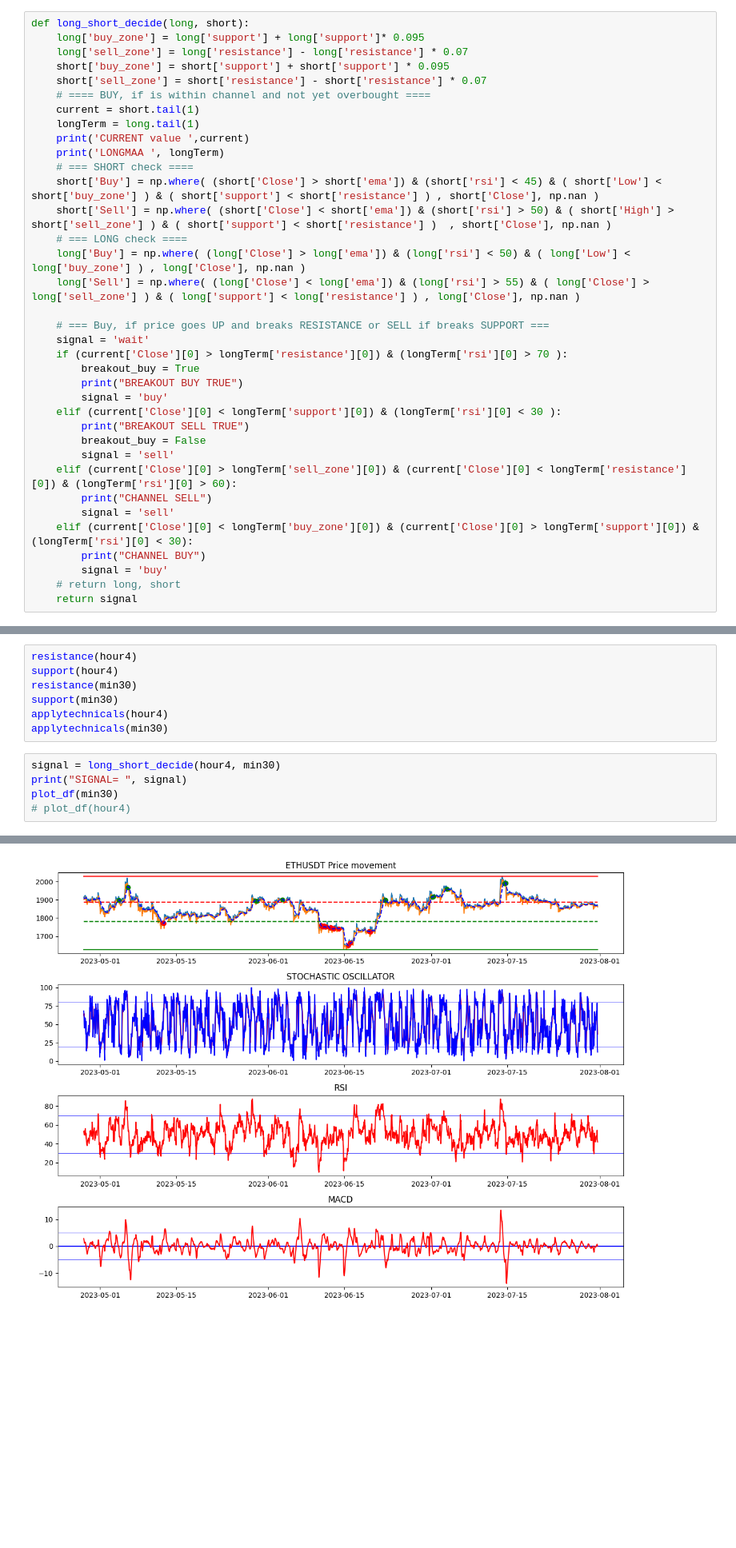
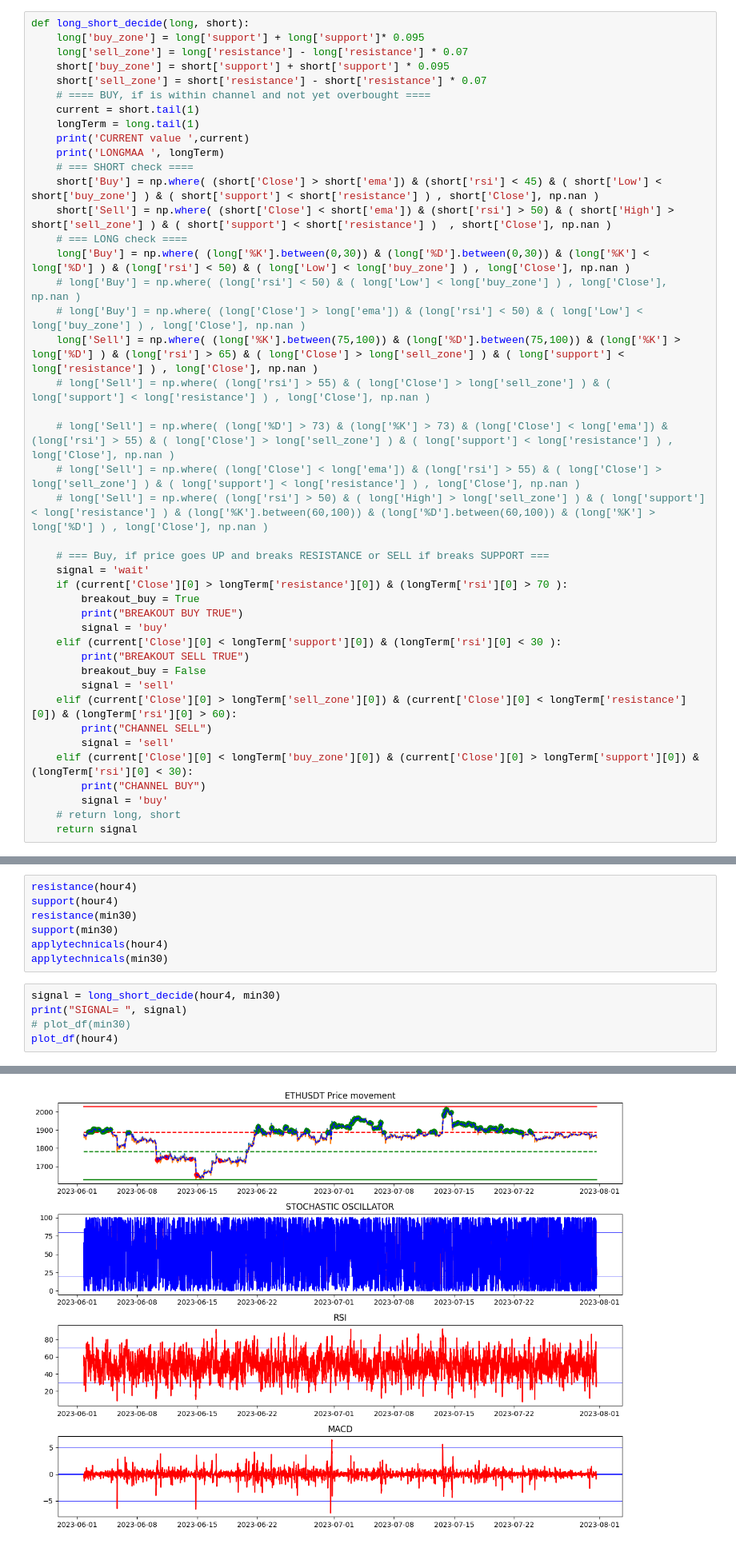
Before and after one commit to Generjet/binance_trader, a Jupyter notebook: jupyter/yfinancExtreme.ipynb, the cells around one changed output, grey strips where cells are left out. Shown: that part at 80% size. Saved outputs shown, nothing was run; the diff lists cells and outputs as text; blank space fills up the shorter version.

```diff
--- a/jupyter/yfinancExtreme.ipynb
+++ b/jupyter/yfinancExtreme.ipynb
@@ -303,8 +238,15 @@ def long_short_decide(long, short):
     short['Buy'] = np.where( (short['Close'] > short['ema']) & (short['rsi'] < 45) & ( short['Low'] < short['buy_zone'] ) & ( short['support'] < short['resistance'] ) , short['Close'], np.nan )
     short['Sell'] = np.where( (short['Close'] < short['ema']) & (short['rsi'] > 50) & ( short['High'] > short['sell_zone'] ) & ( short['support'] < short['resistance'] )  , short['Close'], np.nan )
     # === LONG check ====
-    long['Buy'] = np.where( (long['Close'] > long['ema']) & (long['rsi'] < 50) & ( long['Low'] < long['buy_zone'] ) , long['Close'], np.nan )
-    long['Sell'] = np.where( (long['Close'] < long['ema']) & (long['rsi'] > 55) & ( long['Close'] > long['sell_zone'] ) & ( long['support'] < long['resistance'] ) , long['Close'], np.nan )
+    long['Buy'] = np.where( (long['%K'].between(0,30)) & (long['%D'].between(0,30)) & (long['%K'] < long['%D'] ) & (long['rsi'] < 50) & ( long['Low'] < long['buy_zone'] ) , long['Close'], np.nan )
+    # long['Buy'] = np.where( (long['rsi'] < 50) & ( long['Low'] < long['buy_zone'] ) , long['Close'], np.nan )
+    # long['Buy'] = np.where( (long['Close'] > long['ema']) & (long['rsi'] < 50) & ( long['Low'] < long['buy_zone'] ) , long['Close'], np.nan )
+    long['Sell'] = np.where( (long['%K'].between(75,100)) & (long['%D'].between(75,100)) & (long['%K'] > long['%D'] ) & (long['rsi'] > 65) & ( long['Close'] > long['sell_zone'] ) & ( long['support'] < long['resistance'] ) , long['Close'], np.nan )
+    # long['Sell'] = np.where( (long['rsi'] > 55) & ( long['Close'] > long['sell_zone'] ) & ( long['support'] < long['resistance'] ) , long['Close'], np.nan )
+
+    # long['Sell'] = np.where( (long['%D'] > 73) & (long['%K'] > 73) & (long['Close'] < long['ema']) & (long['rsi'] > 55) & ( long['Close'] > long['sell_zone'] ) & ( long['support'] < long['resistance'] ) , long['Close'], np.nan )
+    # long['Sell'] = np.where( (long['Close'] < long['ema']) & (long['rsi'] > 55) & ( long['Close'] > long['sell_zone'] ) & ( long['support'] < long['resistance'] ) , long['Close'], np.nan )
+    # long['Sell'] = np.where( (long['rsi'] > 50) & ( long['High'] > long['sell_zone'] ) & ( long['support'] < long['resistance'] ) & (long['%K'].between(60,100)) & (long['%D'].between(60,100)) & (long['%K'] > long['%D'] ) , long['Close'], np.nan )
 
     # === Buy, if price goes UP and breaks RESISTANCE or SELL if breaks SUPPORT ===
     signal = 'wait'
@@ -336,6 +278,6 @@ applytechnicals(min30)
 # %%
 signal = long_short_decide(hour4, min30)
 print("SIGNAL= ", signal)
-plot_df(min30)
-# plot_df(hour4)
+# plot_df(min30)
+plot_df(hour4)
 # %% [output]
@@ -358,5 +300,5 @@ Time
 SIGNAL=  wait
-[figure, old version]
+[figure, new version]
 # %% [markdown]
 LONGTERM and SHORTTERM data analysis
 # %%
```
Also changed, not shown: parts of 5 cells of this notebook, 6 other files.
